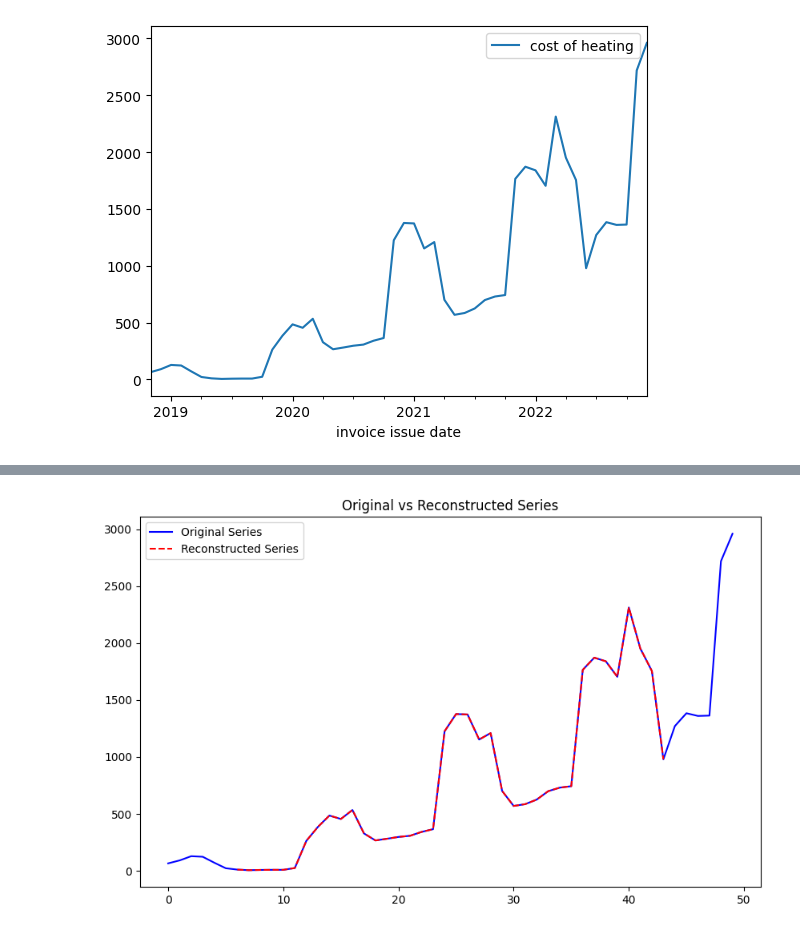
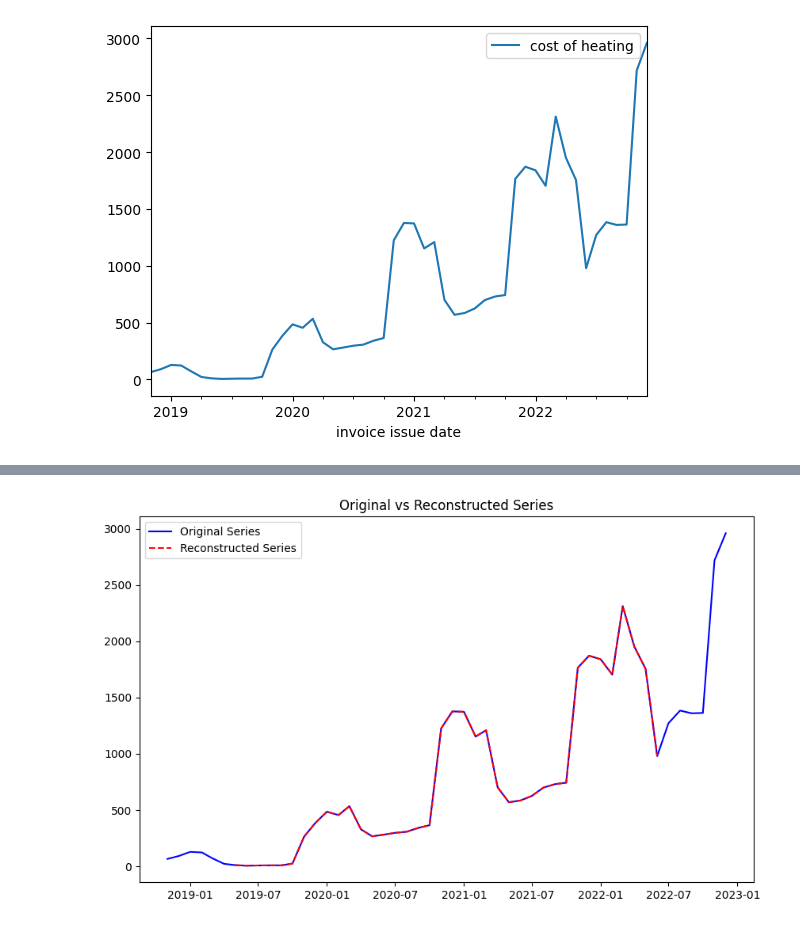
Before and after one commit to MKastek/time-series-notes, a Jupyter notebook: cost_of_heating_time_series.ipynb, the cells around one changed output, grey strips where cells are left out. Saved outputs shown, nothing was run; the diff lists cells and outputs as text; code cells hidden in the pictures.

```diff
--- a/cost_of_heating_time_series.ipynb
+++ b/cost_of_heating_time_series.ipynb
@@ -85,7 +117,7 @@ df
 # %%
 df['invoice issue date'] = df['invoice issue date'].apply(lambda x: x.replace('.','/'))
 # %%
-df['invoice issue date'] = pd.to_datetime(df['invoice issue date'].replace('.','/'), errors='coerce')
+df['invoice issue date'] = pd.to_datetime(df['invoice issue date'], errors='coerce');
 # %%
 df['invoice issue date'] = df['invoice issue date'].dt.to_period('M').dt.to_timestamp()
 # %%
@@ -164,10 +160,10 @@ df
 reconstructed = result.trend + result.seasonal + result.resid
 # %%
 plt.figure(figsize=(10, 6))
-plt.plot(df['cost of heating'], label='Original Series', color='blue')
-plt.plot(reconstructed, label='Reconstructed Series', color='red', linestyle='--')
+plt.plot(df['invoice issue date'],df['cost of heating'], label='Original Series', color='blue')
+plt.plot(df['invoice issue date'],reconstructed, label='Reconstructed Series', color='red', linestyle='--')
 plt.legend()
 plt.title("Original vs Reconstructed Series")
 plt.show()
 # %% [output]
-[figure, old version]
+[figure, new version]
```
Also changed, not shown: parts of 16 cells of this notebook.
